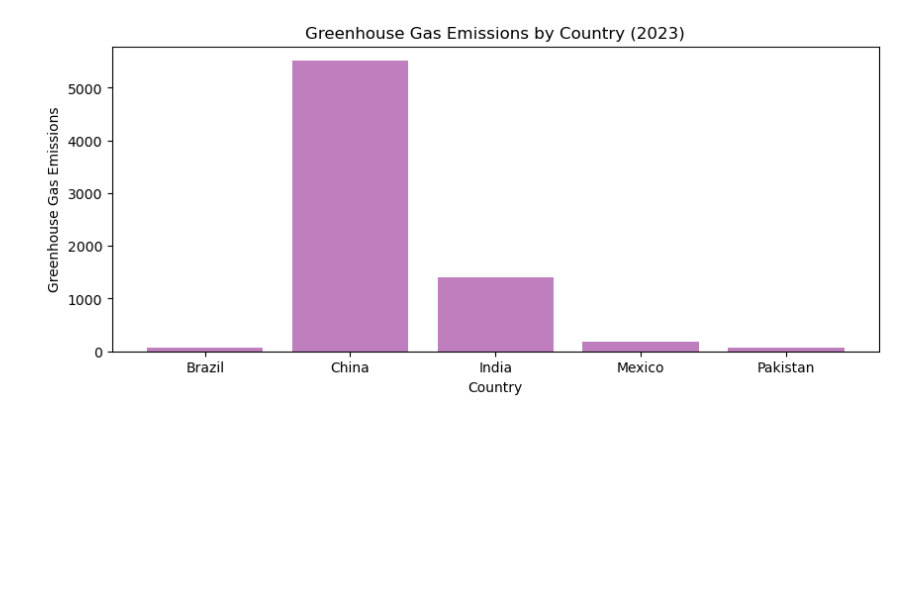
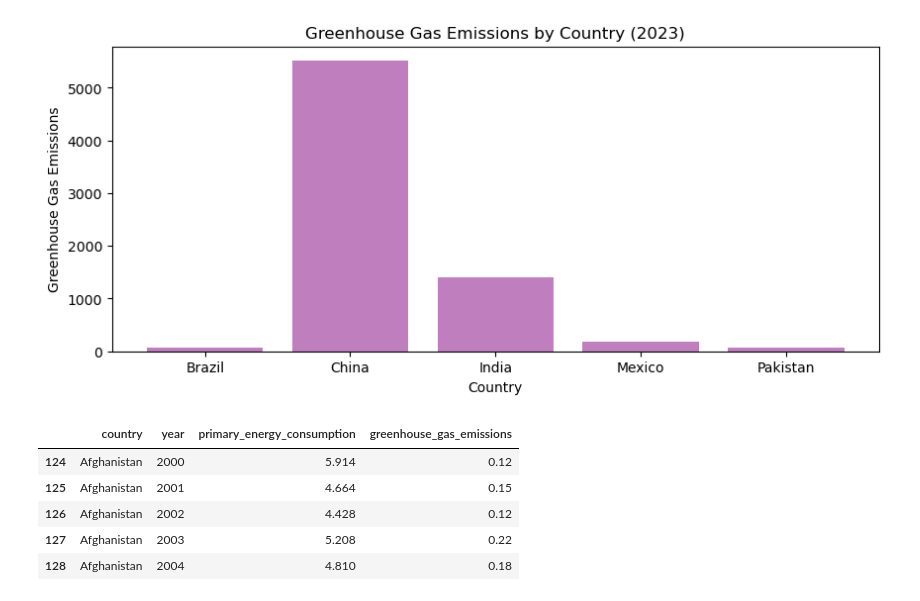
Before and after one commit to qwewe6/Project1_group4, a Jupyter notebook: denisa_project/Project 1.ipynb, the cells around one changed output. Drawn from its saved outputs; the diff is of its cells as text; code cells hidden in the pictures; blank space fills up the shorter version.

```diff
--- a/denisa_project/Project 1.ipynb
+++ b/denisa_project/Project 1.ipynb
@@ -61,3 +61,15 @@ plt.title("Greenhouse Gas Emissions by Country (2023)")
 plt.show()
 # %% [output]
 [figure]
+# %%
+#filter out data
+
+single_country= df_cleaned[["country", "year", "primary_energy_consumption", "greenhouse_gas_emissions"]]
+single_country.head()
+# %% [output]
+|  | country | year | primary_energy_consumption | greenhouse_gas_emissions |
+| 124 | Afghanistan | 2000 | 5.914 | 0.12 |
+| 125 | Afghanistan | 2001 | 4.664 | 0.15 |
+| 126 | Afghanistan | 2002 | 4.428 | 0.12 |
+| 127 | Afghanistan | 2003 | 5.208 | 0.22 |
+| 128 | Afghanistan | 2004 | 4.810 | 0.18 |
```
